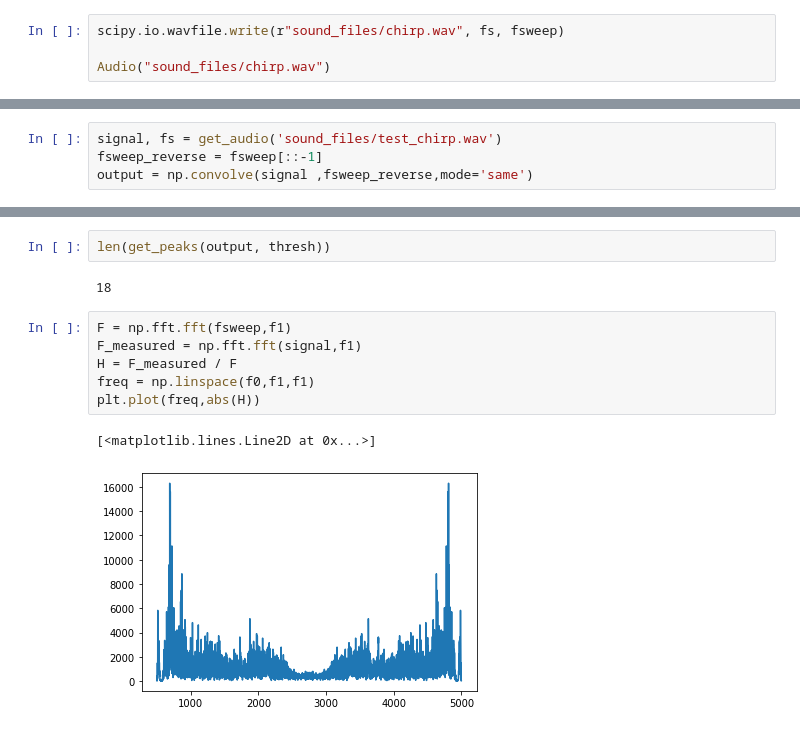
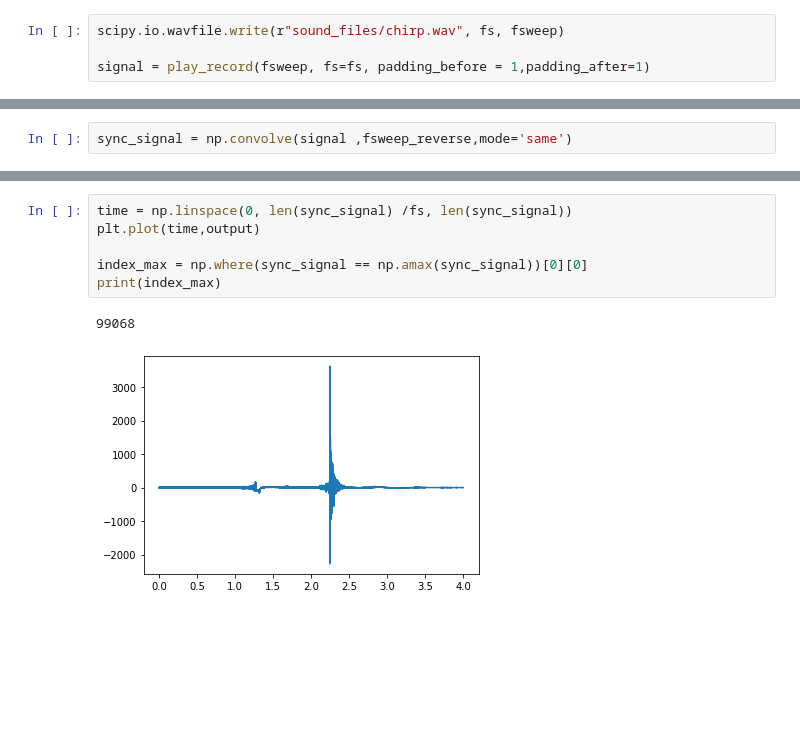
Before and after one commit to adamg-97/GF3-audio-modem, a Jupyter notebook: Audio.ipynb, the cells around one changed output, grey strips where cells are left out. Saved outputs shown, nothing was run; the diff lists cells and outputs as text; blank space fills up the shorter version.

Commit message:
Updated audio.py and Audio

```diff
--- a/Audio.ipynb
+++ b/Audio.ipynb
@@ -23,5 +35,5 @@ plt.show()
 # %%
 scipy.io.wavfile.write(r"sound_files/chirp.wav", fs, fsweep)
 
-Audio("sound_files/chirp.wav")
+signal = play_record(fsweep, fs=fs, padding_before = 1,padding_after=1)
 # %% [output]
@@ -36,4 +42,2 @@ play_audio('sound_files/test_chirp.wav')
 # %%
-signal, fs = get_audio('sound_files/test_chirp.wav')
-fsweep_reverse = fsweep[::-1]
-output = np.convolve(signal ,fsweep_reverse,mode='same')
+sync_signal = np.convolve(signal ,fsweep_reverse,mode='same')
@@ -52,13 +44,9 @@ plt.xlim(4.75,4.76)
-# %%
-len(get_peaks(output, thresh))
-# %% [output]
-18
-# %%
-F = np.fft.fft(fsweep,f1)
-F_measured = np.fft.fft(signal,f1)
-H = F_measured / F
-freq = np.linspace(f0,f1,f1)
-plt.plot(freq,abs(H))
-# %% [output]
-[<matplotlib.lines.Line2D at 0x...>]
-[figure, removed]
+# %%
+time = np.linspace(0, len(sync_signal) /fs, len(sync_signal))
+plt.plot(time,output)
+
+index_max = np.where(sync_signal == np.amax(sync_signal))[0][0]
+print(index_max)
+# %% [output]
+99068
+[figure, added]
```
Also changed, not shown: parts of 7 cells of this notebook, 3 other files.
